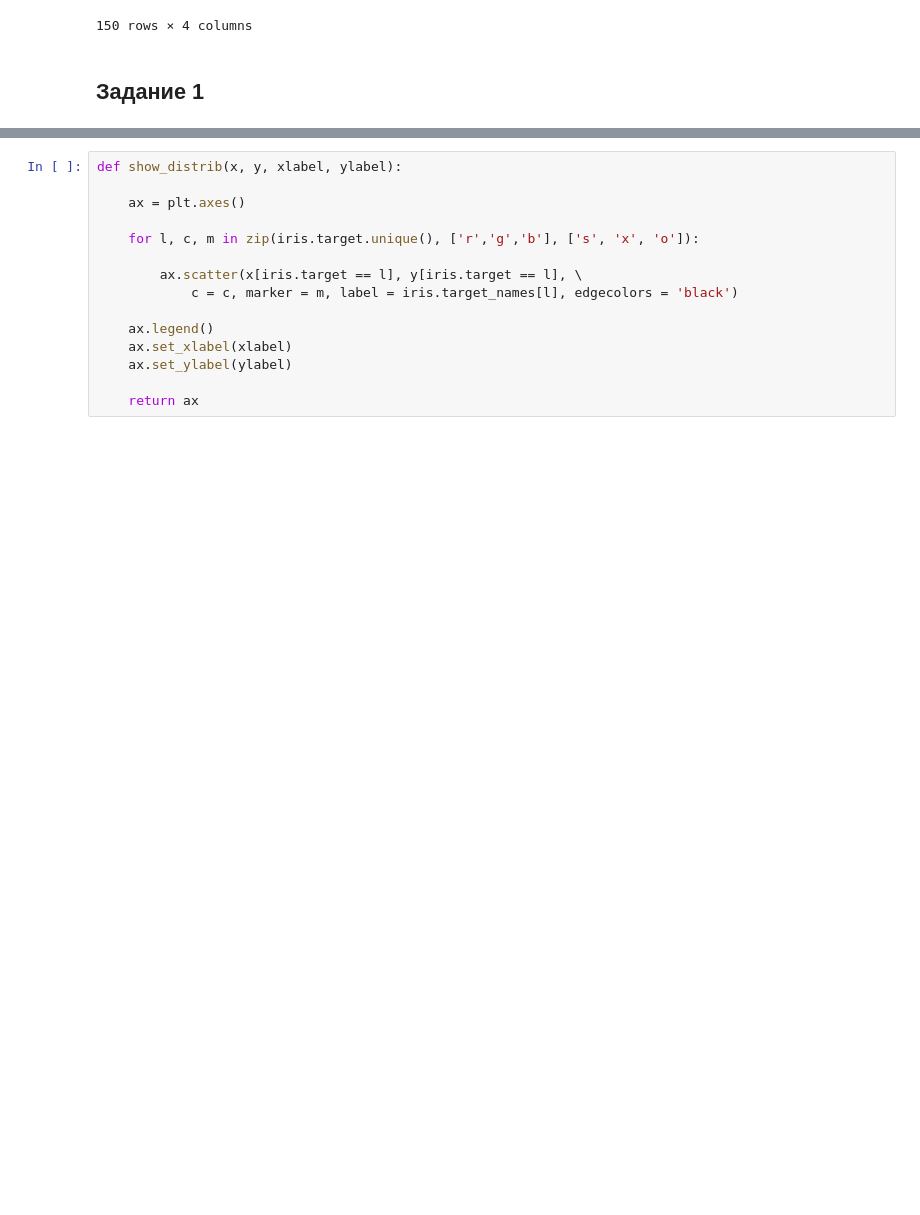
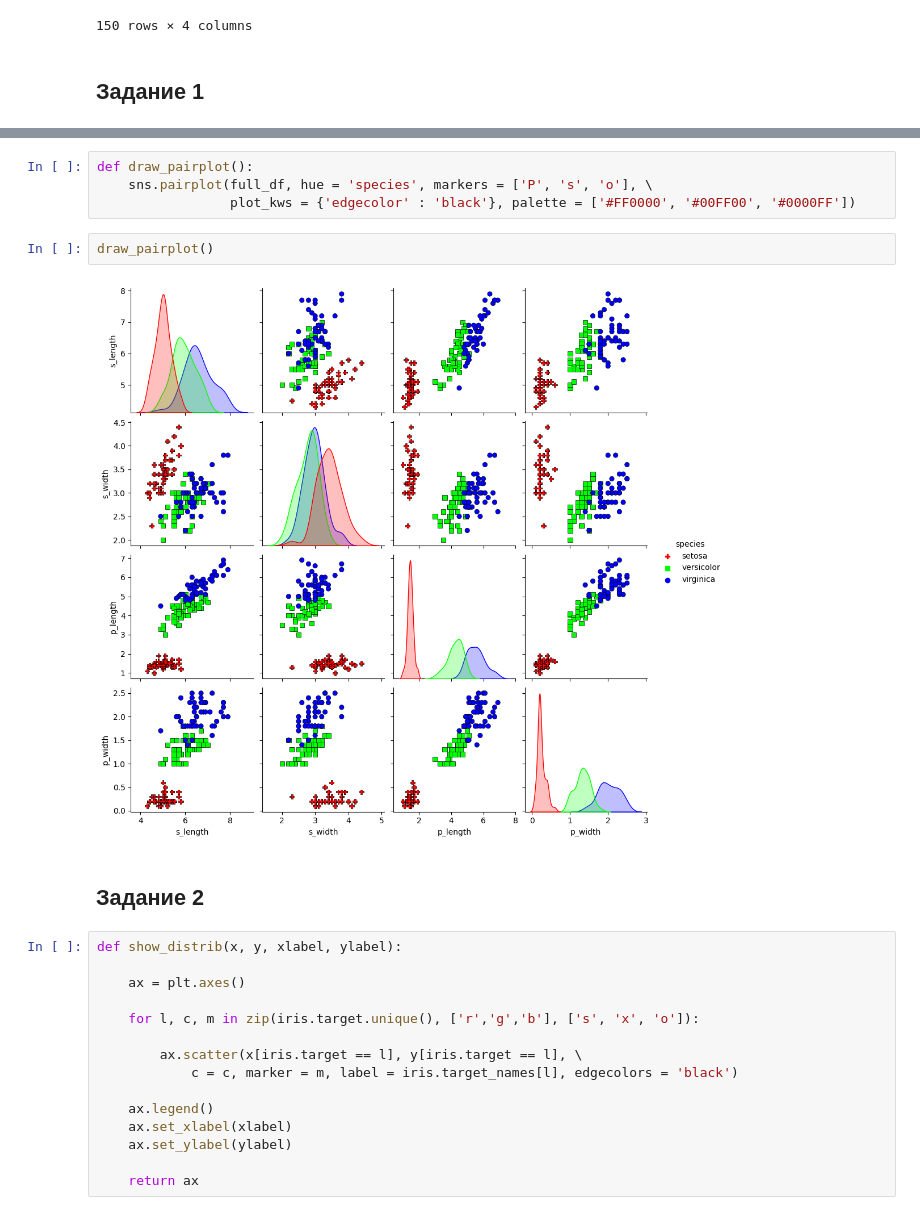
Before and after one commit to HerrPhoton/Theory-of-statistical-solutions, a Jupyter notebook: lab1.ipynb, the cells around one changed output, grey strips where cells are left out. Saved outputs shown, nothing was run; the diff lists cells and outputs as text; blank space fills up the shorter version.

Commit message:
pairplot

```diff
--- a/lab1.ipynb
+++ b/lab1.ipynb
@@ -49,3 +57,13 @@ sns.heatmap(df_groups.corr(), cmap = 'coolwarm', linewidths = 2, linecolor = 'bl
+# %%
+def draw_pairplot():
+    sns.pairplot(full_df, hue = 'species', markers = ['P', 's', 'o'], \
+                 plot_kws = {'edgecolor' : 'black'}, palette = ['#FF0000', '#00FF00', '#0000FF'])
+# %%
+draw_pairplot()
+# %% [output]
+[figure, added]
+# %% [markdown]
+## Задание 2
 # %%
 def show_distrib(x, y, xlabel, ylabel):
 
```
Also changed, not shown: parts of 12 cells of this notebook.
